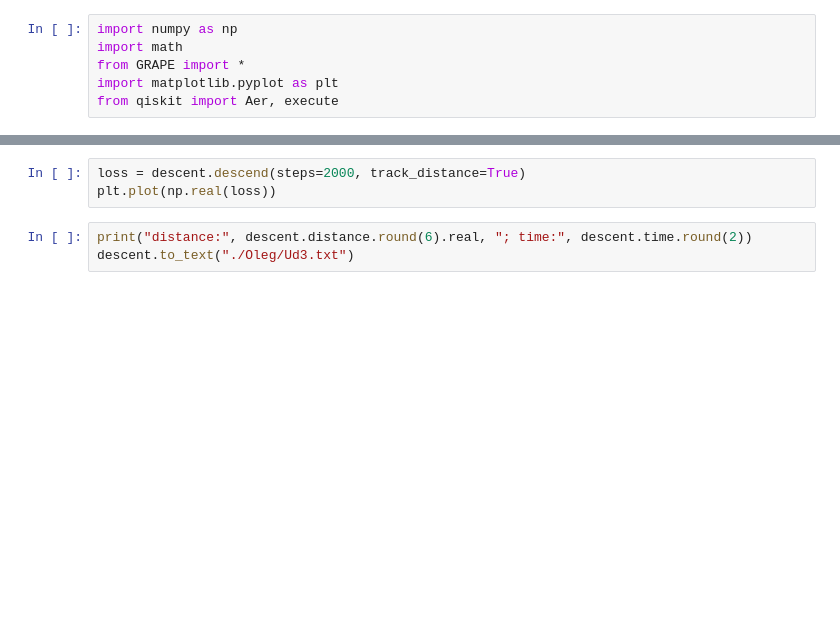
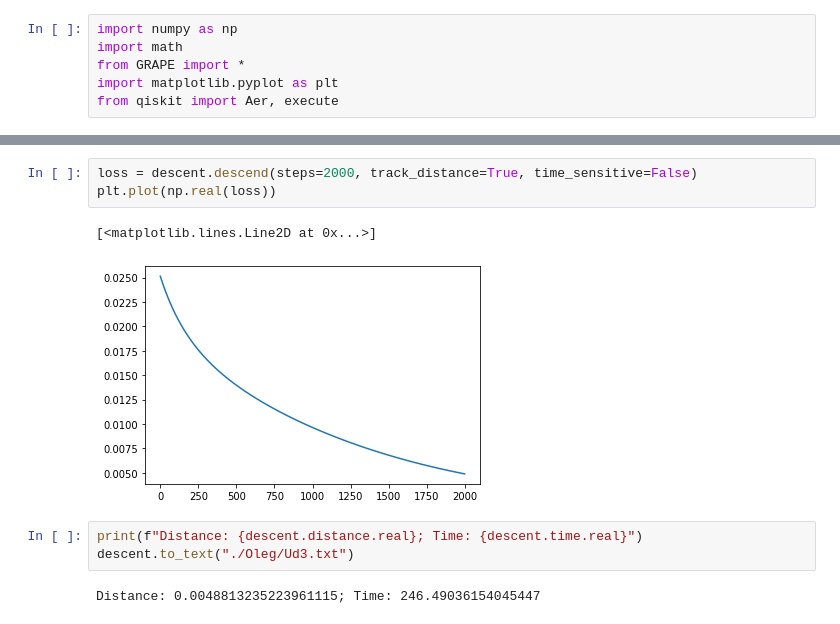
Before and after one commit to BlackSamorez/GRAPE, a Jupyter notebook: testing ground.ipynb, the cells around one changed output, grey strips where cells are left out. Drawn from its saved outputs; the diff is of its cells as text; blank space fills up the shorter version.

```diff
--- a/testing ground.ipynb
+++ b/testing ground.ipynb
@@ -92,6 +105,11 @@ descent.distance
 # %%
-loss = descent.descend(steps=2000, track_distance=True)
+loss = descent.descend(steps=2000, track_distance=True, time_sensitive=False)
 plt.plot(np.real(loss))
+# %% [output]
+[<matplotlib.lines.Line2D at 0x...>]
+[figure, added]
 # %%
-print("distance:", descent.distance.round(6).real, "; time:", descent.time.round(2))
+print(f"Distance: {descent.distance.real}; Time: {descent.time.real}")
 descent.to_text("./Oleg/Ud3.txt")
+# %% [output]
+Distance: 0.0048813235223961115; Time: 246.49036154045447
```
Also changed, not shown: parts of 3 cells of this notebook, 3 other files.
